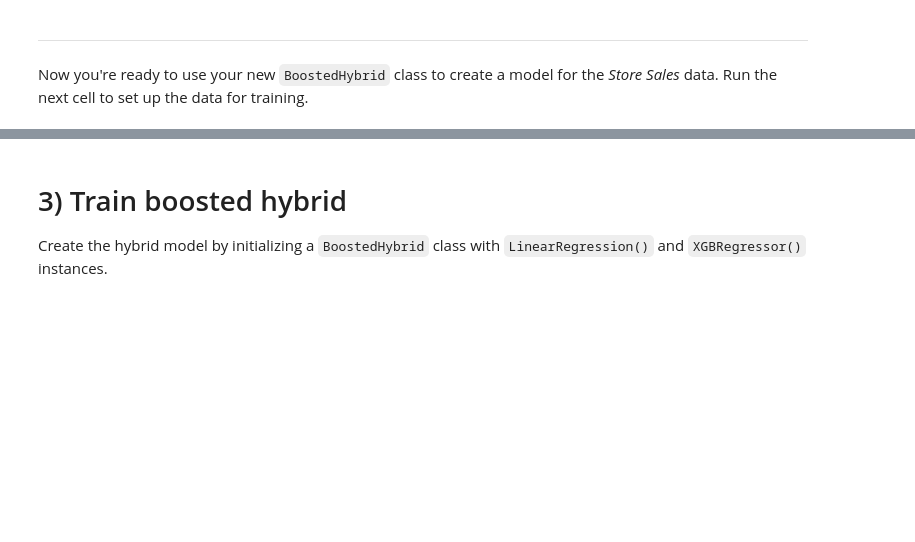
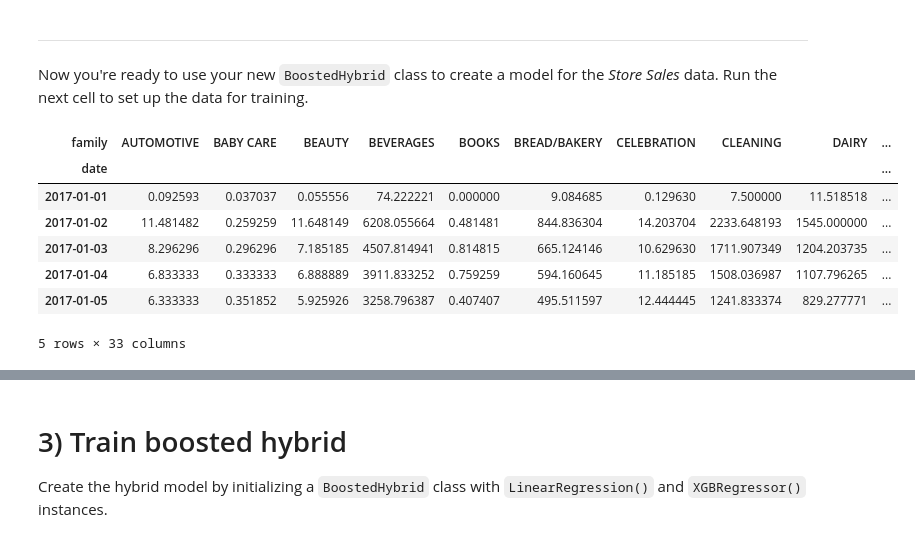
Before and after one commit to IvanTrujilloTrujillo/store_sales, a Jupyter notebook: exercise-hybrid-models.ipynb, the cells around one changed output, grey strips where cells are left out. Drawn from its saved outputs; the diff is of its cells as text; code cells hidden in the pictures; blank space fills up the shorter version.

```diff
--- a/exercise-hybrid-models.ipynb
+++ b/exercise-hybrid-models.ipynb
@@ -159,3 +181,14 @@ X_2['family'] = le.fit_transform(X_2['family'])
 
 # Label encoding for seasonality
 X_2["day"] = X_2.index.day  # values are day of the month
+# %%
+y.head()
+# %% [output]
+| family | AUTOMOTIVE | BABY CARE | BEAUTY | BEVERAGES | BOOKS | BREAD/BAKERY | CELEBRATION | CLEANING | DAIRY | ... |
+| date |  |  |  |  |  |  |  |  |  | ... |
+| 2017-01-01 | 0.092593 | 0.037037 | 0.055556 | 74.222221 | 0.000000 | 9.084685 | 0.129630 | 7.500000 | 11.518518 | ... |
+| 2017-01-02 | 11.481482 | 0.259259 | 11.648149 | 6208.055664 | 0.481481 | 844.836304 | 14.203704 | 2233.648193 | 1545.000000 | ... |
+| 2017-01-03 | 8.296296 | 0.296296 | 7.185185 | 4507.814941 | 0.814815 | 665.124146 | 10.629630 | 1711.907349 | 1204.203735 | ... |
+| 2017-01-04 | 6.833333 | 0.333333 | 6.888889 | 3911.833252 | 0.759259 | 594.160645 | 11.185185 | 1508.036987 | 1107.796265 | ... |
+| 2017-01-05 | 6.333333 | 0.351852 | 5.925926 | 3258.796387 | 0.407407 | 495.511597 | 12.444445 | 1241.833374 | 829.277771 | ... |
+5 rows × 33 columns
```
Also changed, not shown: parts of 5 cells of this notebook, 1 other file.
